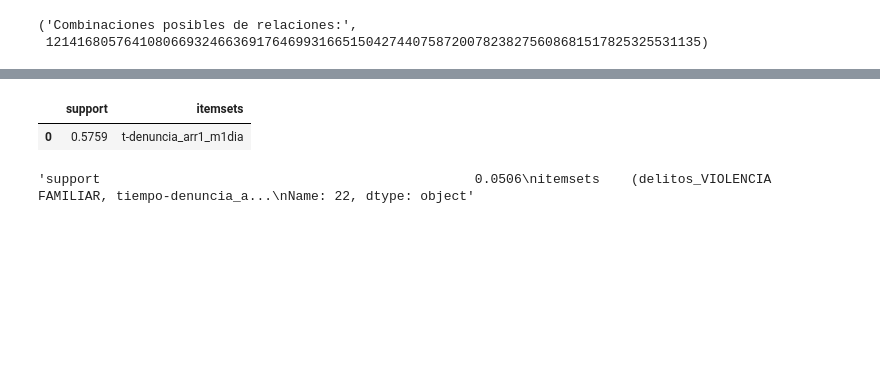
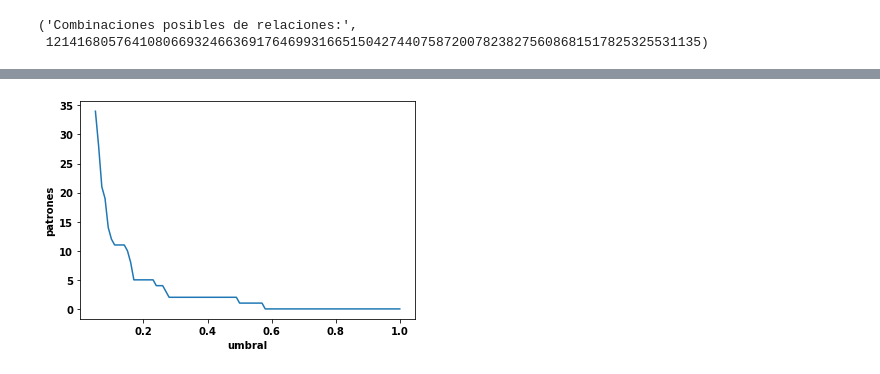
Before and after one commit to JavoJavo/Freq-Patt-Mexico-Crime, a Jupyter notebook: frecc-patt.ipynb, the cells around one changed output, grey strips where cells are left out. Saved outputs shown, nothing was run; the diff lists cells and outputs as text; code cells hidden in the pictures; blank space fills up the shorter version.

Commit message:
Algunos frec-patt y algunas reg-asociacion.

```diff
--- a/frecc-patt.ipynb
+++ b/frecc-patt.ipynb
@@ -241,9 +402,14 @@ print(perfilesFrec)
-# %%
-perfilesFrec
-# %% [output]
-|  | support | itemsets |
-| 0 | 0.5759 | t-denuncia_arr1_m1dia |
-# %%
-str(a)
-# %% [output]
-'support                                                0.0506\nitemsets    (delitos_VIOLENCIA FAMILIAR, tiempo-denuncia_a...\nName: 22, dtype: object'
+# %%
+X = [x/100 for x in range(5,101)]
+Y = []
+
+for x in X:
+    perfilesFrec = FP.apriori(experimento1, min_support=x)#,use_colnames=True)
+    Y.append(perfilesFrec.shape[0])
+# %%
+plt.plot(X,Y)
+plt.xlabel('umbral')
+plt.ylabel('patrones')
+plt.show()
+# %% [output]
+[figure, added]
```
Also changed, not shown: parts of 17 cells of this notebook.
